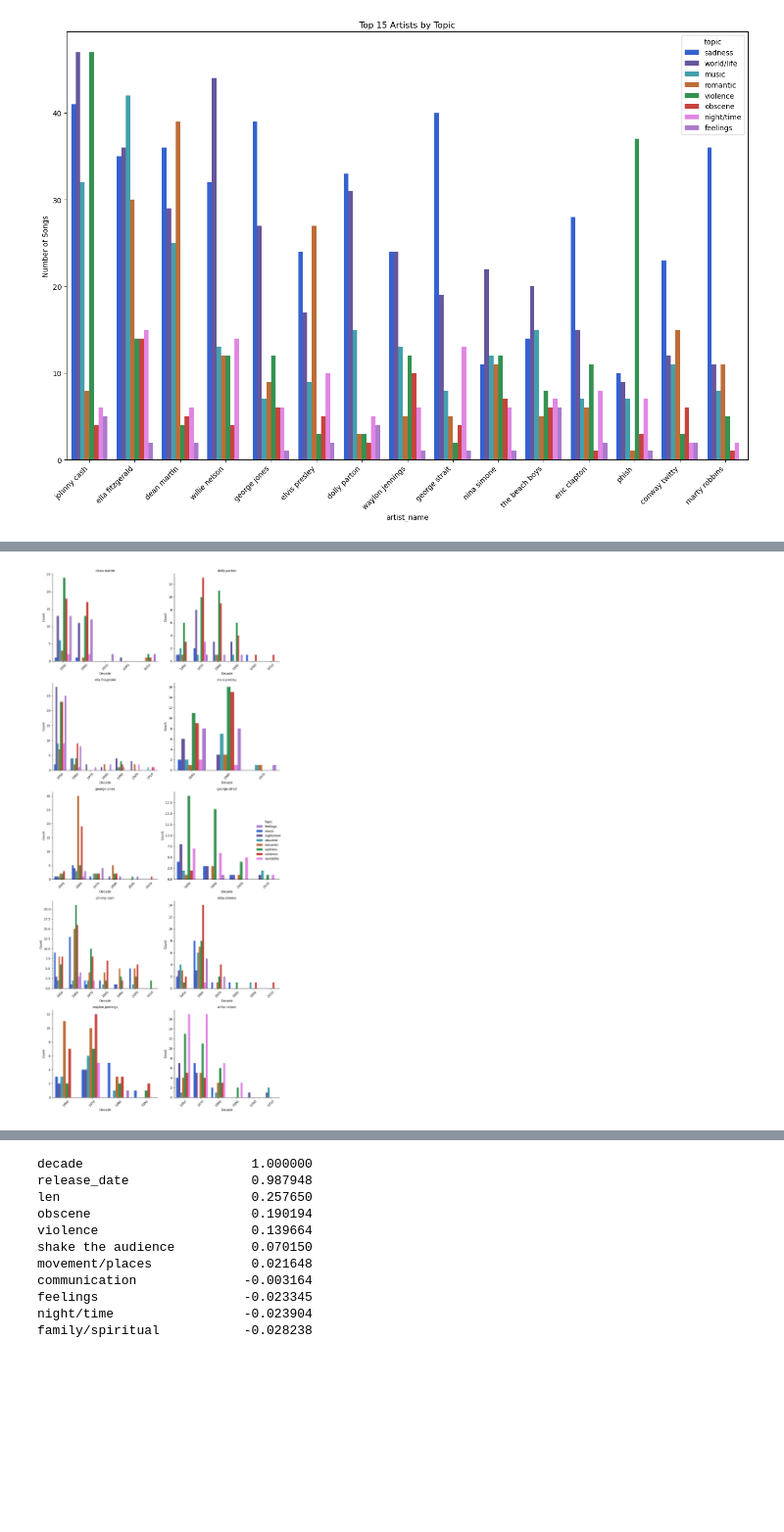
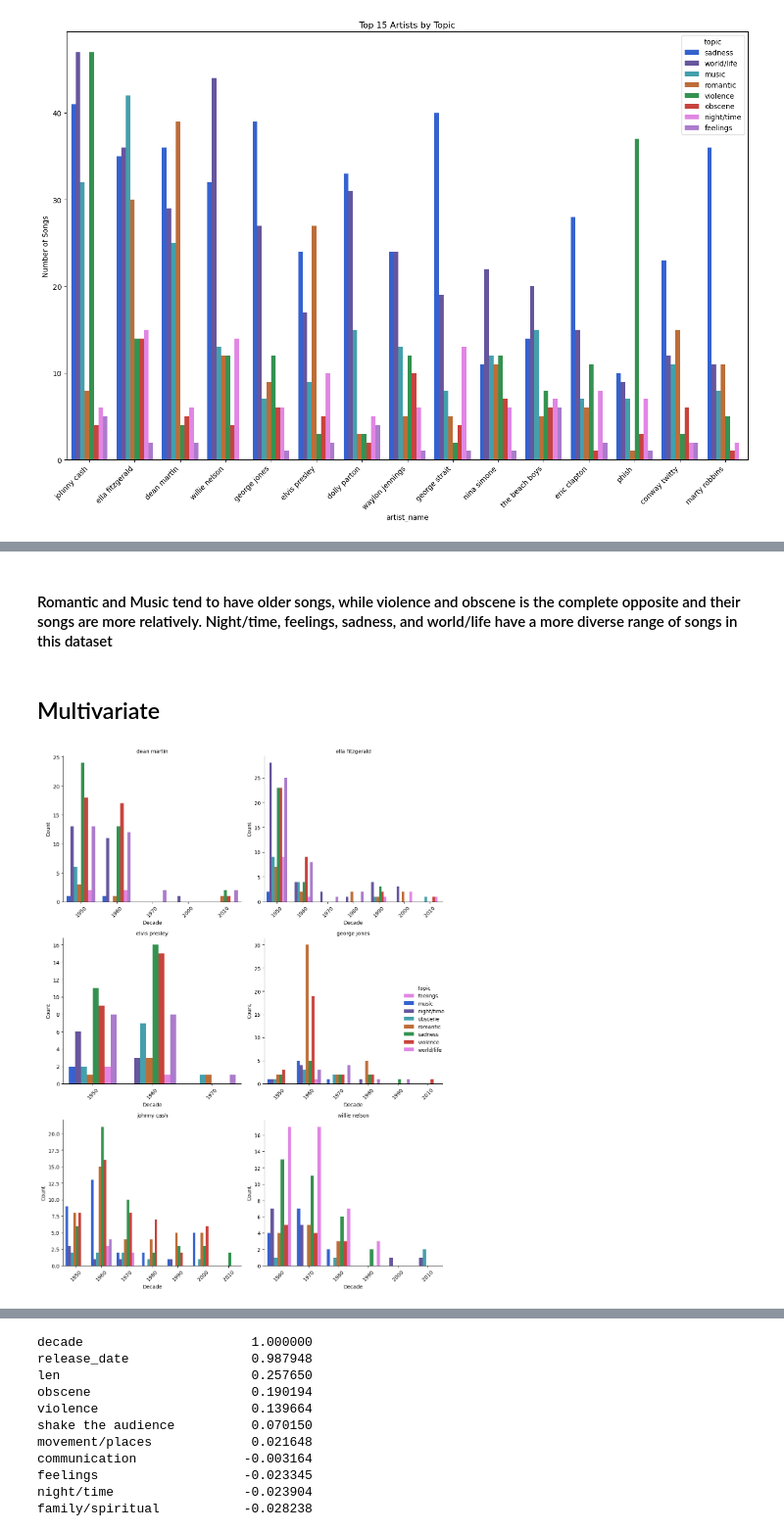
Before and after one commit to ohTMI/Music-Recommendation-Lab, a Jupyter notebook: Code/EDA.ipynb, the cells around one changed output, grey strips where cells are left out. Shown at 98% size. Cells and saved outputs as stored; diff of their text form; code cells hidden in the pictures; blank space fills up the shorter version.

```diff
--- a/Code/EDA.ipynb
+++ b/Code/EDA.ipynb
@@ -354,28 +437,32 @@ tbd
+# %% [markdown]
+#### Romantic and Music tend to have older songs, while violence and obscene is the complete opposite and their songs are more relatively. Night/time, feelings, sadness, and world/life have a more diverse range of songs in this dataset
+# %% [markdown]
+## Multivariate
 # %%
 # Create decade column
 data['decade'] = (data['release_date'] // 10) * 10
 # %%
-# Filter for top 10 artists
-top_artists = data['artist_name'].value_counts().head(10).index
+# Filter for top 6 artists
+top_artists = data['artist_name'].value_counts().head(6).index
 data_top = data[data['artist_name'].isin(top_artists)]
 
 
 # Group data
 grouped = data_top.groupby(['artist_name', 'decade', 'topic']).size().reset_index(name='count')
 
 
-# Plot
+# Plot Facet Grid
 g = sns.FacetGrid(grouped, col='artist_name', col_wrap=2, height=5, sharex=False, sharey=False)
 g.map_dataframe(sns.barplot, x='decade', y='count', hue='topic', palette=custom_colors)
 g.set_titles("{col_name}")
 g.add_legend(title="Topic")
 
 for ax in g.axes.flat:
     ax.set_xlabel("Decade")
     ax.set_ylabel("Count")
     ax.tick_params(axis='x', rotation=45)
 
 plt.tight_layout()
 plt.show()
 # %% [output]
-[figure, old version]
+[figure, new version]
```
Also changed, not shown: parts of 30 cells of this notebook, 1 other file.
